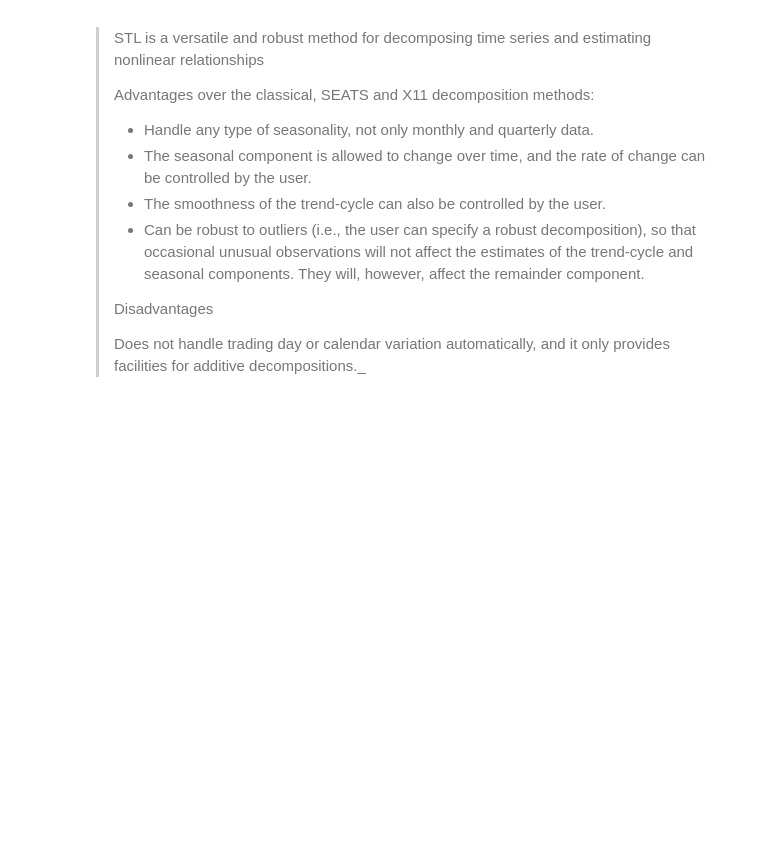
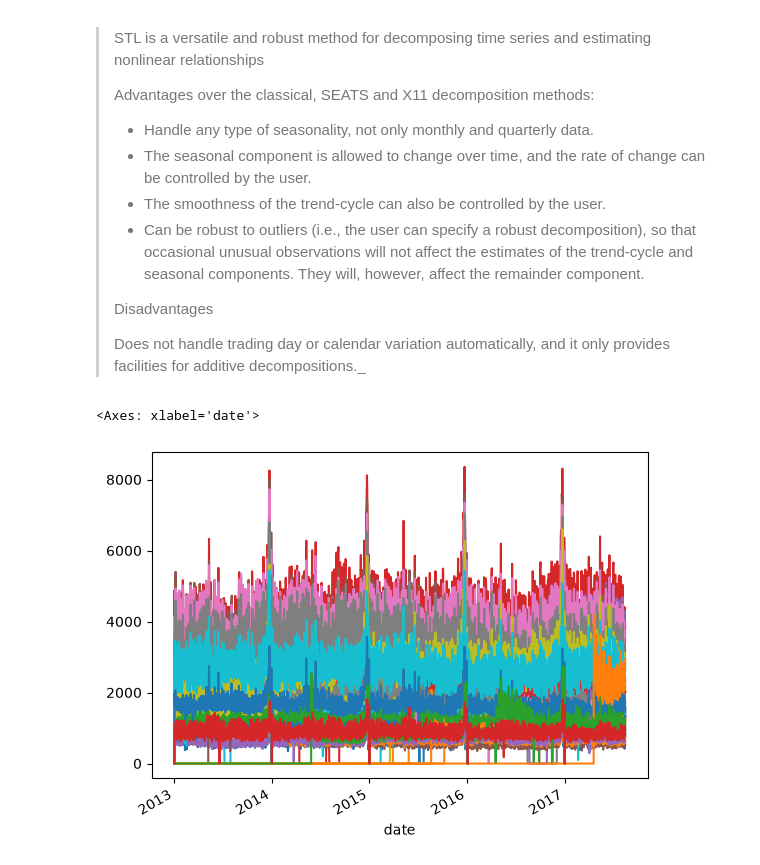
Before and after one commit to tlebon/dsr-competition, a Jupyter notebook: notebooks/transaction visualization.ipynb, the cells around one changed output. Saved outputs shown, nothing was run; the diff lists cells and outputs as text; code cells hidden in the pictures; blank space fills up the shorter version.

```diff
--- a/notebooks/transaction visualization.ipynb
+++ b/notebooks/transaction visualization.ipynb
@@ -77,6 +59,11 @@ for col in df.columns:
 > Disadvantages
 >
 > Does not handle trading day or calendar variation automatically, and it only provides facilities for additive decompositions._
+# %%
+df.plot(legend=False)
+# %% [output]
+<Axes: xlabel='date'>
+[figure, added]
 # %%
 y_Ta_10 = df["1"]
 y_Ta_200 = df["2"]
```
Also changed, not shown: parts of 5 cells of this notebook.
